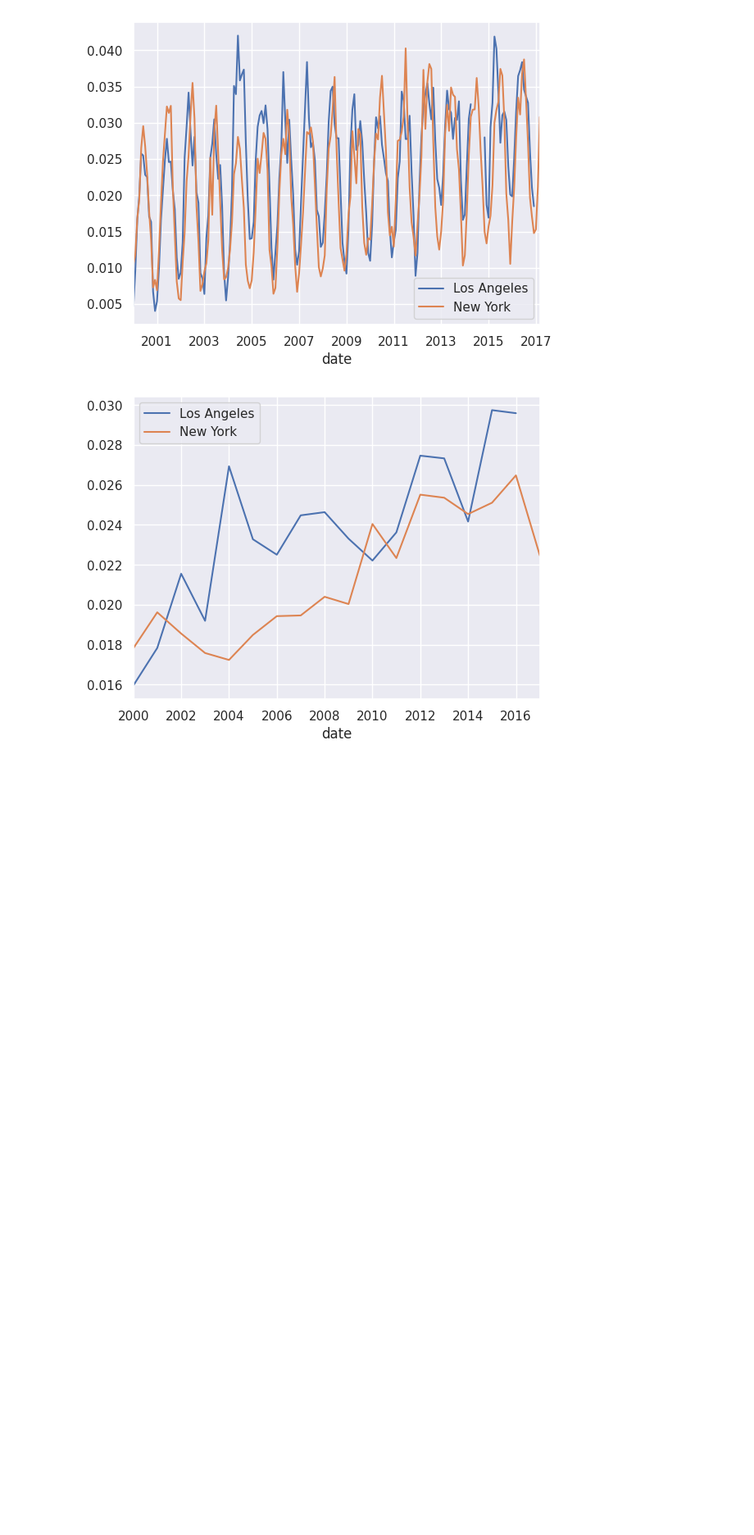
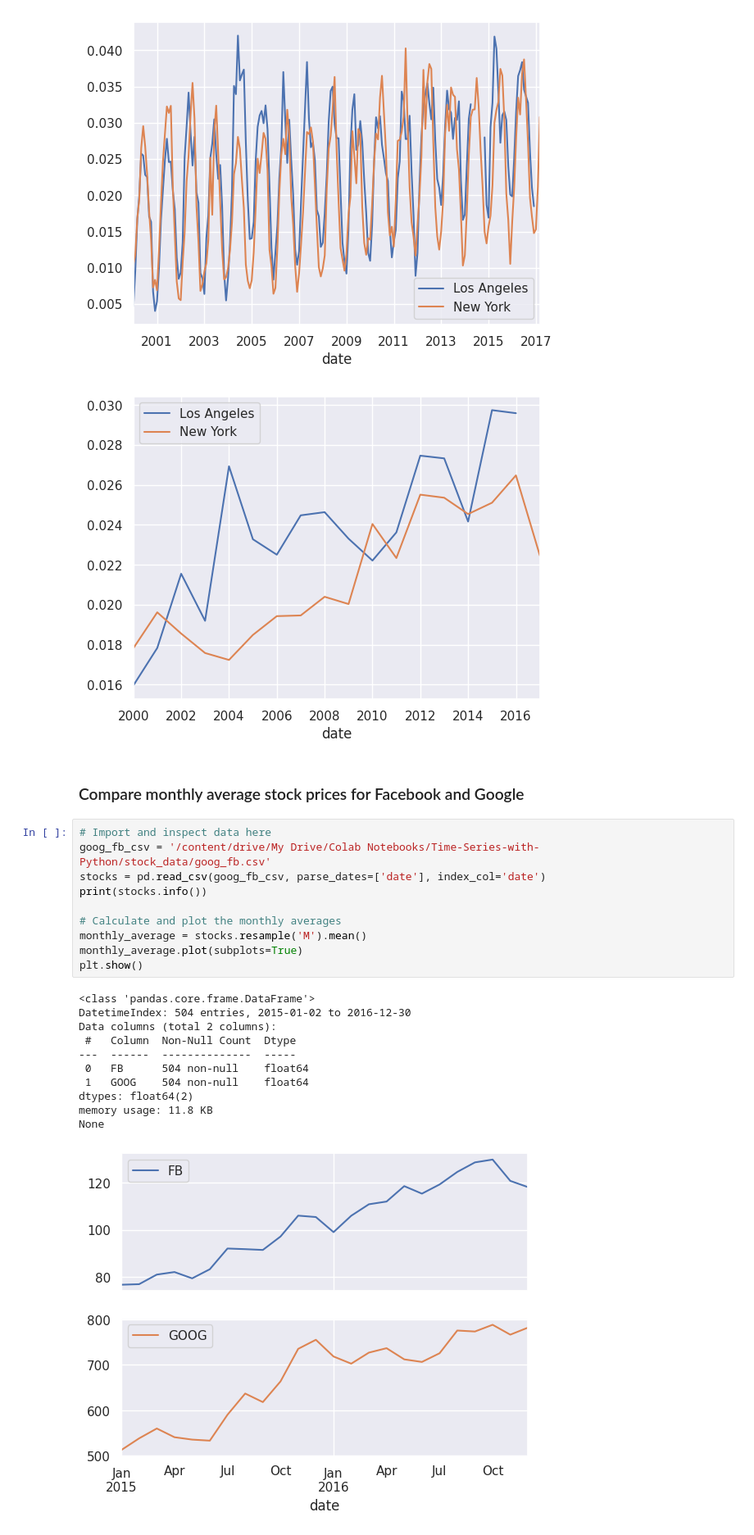
Before and after one commit to MeghanGH/time-series-with-python, a Jupyter notebook: Manipulating_time_series_data_in_python.ipynb, the cells around one changed output. Shown at 82% size. Cells and saved outputs as stored; diff of their text form; blank space fills up the shorter version.

```diff
--- a/Manipulating_time_series_data_in_python.ipynb
+++ b/Manipulating_time_series_data_in_python.ipynb
@@ -743,3 +743,27 @@ None
 [figure]
 [figure]
 [figure]
+# %% [markdown]
+### Compare monthly average stock prices for Facebook and Google
+# %%
+# Import and inspect data here
+goog_fb_csv = '/content/drive/My Drive/Colab Notebooks/Time-Series-with-Python/stock_data/goog_fb.csv'
+stocks = pd.read_csv(goog_fb_csv, parse_dates=['date'], index_col='date')
+print(stocks.info())
+
+# Calculate and plot the monthly averages
+monthly_average = stocks.resample('M').mean()
+monthly_average.plot(subplots=True)
+plt.show()
+# %% [output]
+<class 'pandas.core.frame.DataFrame'>
+DatetimeIndex: 504 entries, 2015-01-02 to 2016-12-30
+Data columns (total 2 columns):
+ #   Column  Non-Null Count  Dtype
+---  ------  --------------  -----
+ 0   FB      504 non-null    float64
+ 1   GOOG    504 non-null    float64
+dtypes: float64(2)
+memory usage: 11.8 KB
+None
+[figure, added]
```
Also changed, not shown: parts of 14 cells of this notebook.
